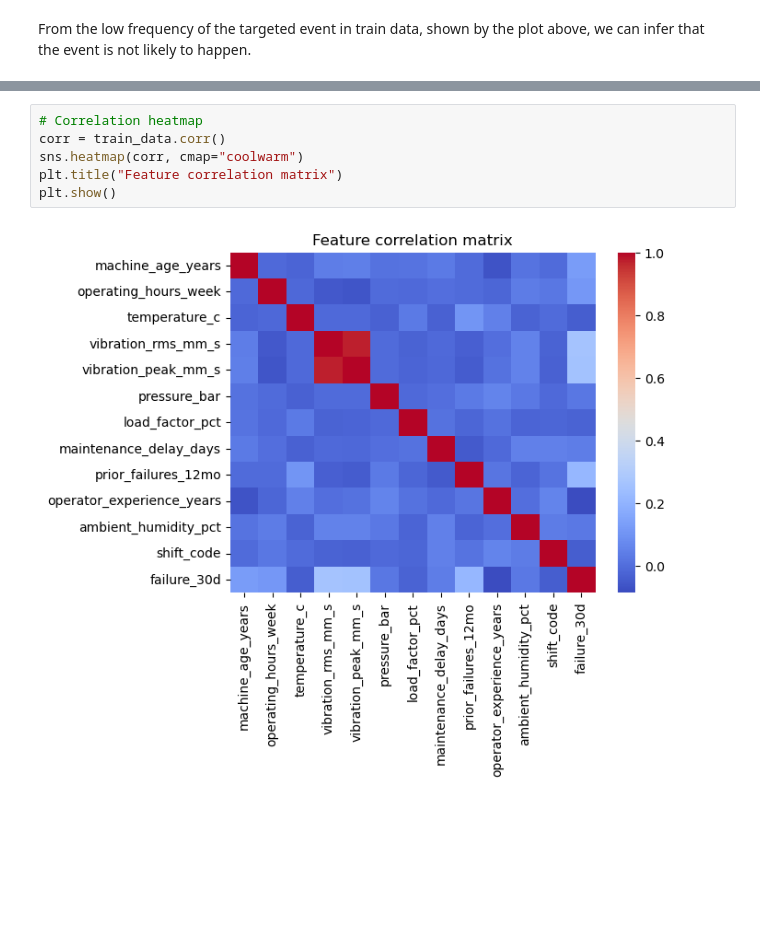
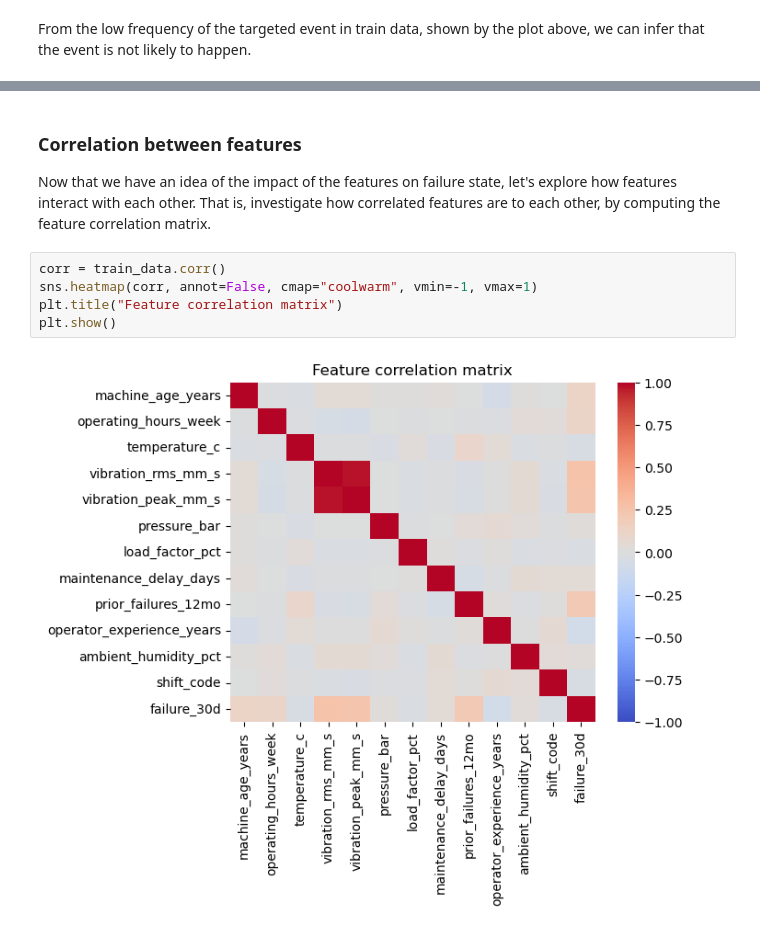
Before and after one commit to julianxbloom/ML-final-project, a Jupyter notebook: report.ipynb, the cells around one changed output, grey strips where cells are left out. Cells and saved outputs as stored; diff of their text form; blank space fills up the shorter version.

```diff
--- a/report.ipynb
+++ b/report.ipynb
@@ -74,8 +89,11 @@ for col in [c for c in train_data.columns if c != "failure_30d"]:
+# %% [markdown]
+### Correlation between features
+
+Now that we have an idea of the impact of the features on failure state, let's explore how features interact with each other. That is, investigate how correlated features are to each other, by computing the feature correlation matrix.
 # %%
-# Correlation heatmap
 corr = train_data.corr()
-sns.heatmap(corr, cmap="coolwarm")
+sns.heatmap(corr, annot=False, cmap="coolwarm", vmin=-1, vmax=1)
 plt.title("Feature correlation matrix")
 plt.show()
 # %% [output]
-[figure, old version]
+[figure, new version]
```
Also changed, not shown: parts of 15 cells of this notebook.
